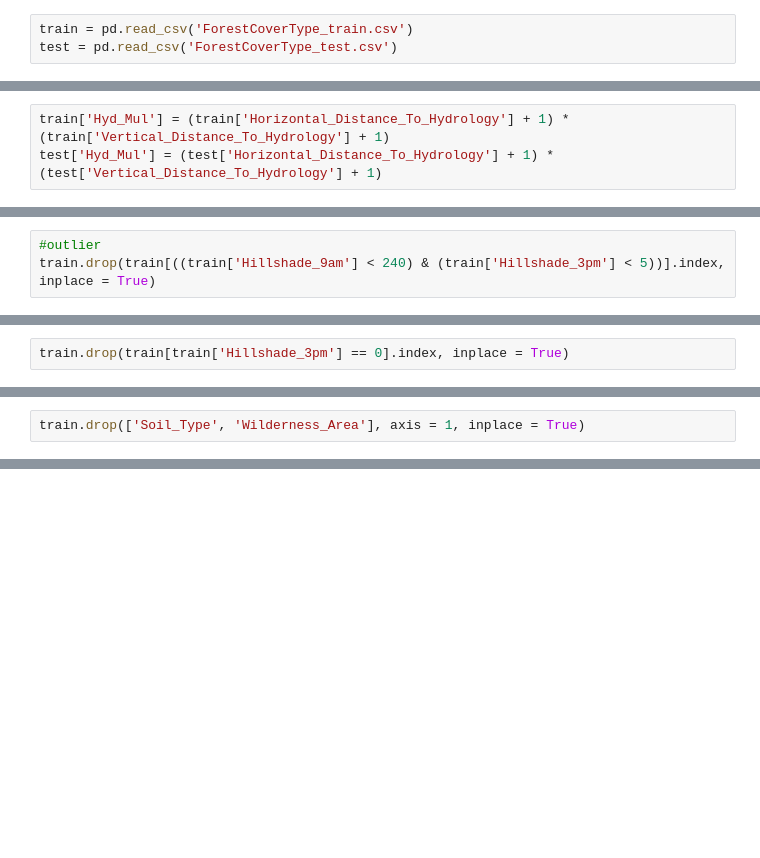
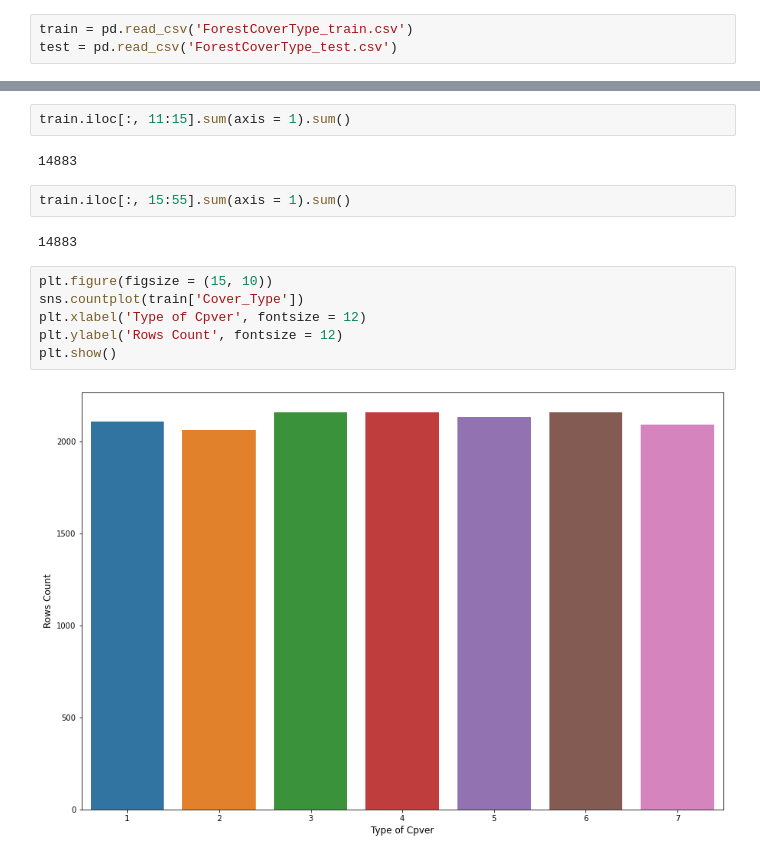
Before and after one commit to lcy8417/Kaggle_ForestCoverType, a Jupyter notebook: ForestCoverType_project.ipynb, the cells around one changed output, grey strips where cells are left out. Saved outputs shown, nothing was run; the diff lists cells and outputs as text; blank space fills up the shorter version.

```diff
--- a/ForestCoverType_project.ipynb
+++ b/ForestCoverType_project.ipynb
@@ -139,3 +26,0 @@ sns.scatterplot(x = 'Horizontal_Distance_To_Hydrology', y = 'Vertical_Distance_T
-# %%
-train['Hyd_Mul'] = (train['Horizontal_Distance_To_Hydrology'] + 1) * (train['Vertical_Distance_To_Hydrology'] + 1)
-test['Hyd_Mul'] = (test['Horizontal_Distance_To_Hydrology'] + 1) * (test['Vertical_Distance_To_Hydrology'] + 1)
@@ -154,3 +26,0 @@ sns.scatterplot(x = 'Hillshade_3pm', y = 'Hillshade_9am', data = train)
-# %%
-#outlier
-train.drop(train[((train['Hillshade_9am'] < 240) & (train['Hillshade_3pm'] < 5))].index, inplace = True)
@@ -177,2 +26,0 @@ sns.scatterplot(x = 'Hillshade_3pm', y = 'Hillshade_Noon', data = train)
-# %%
-train.drop(train[train['Hillshade_3pm'] == 0].index, inplace = True)
@@ -225,2 +26,0 @@ for df in data:
-# %%
-train.drop(['Soil_Type', 'Wilderness_Area'], axis = 1, inplace = True)
@@ -331,0 +109,16 @@ data.to_csv('ForestCoverType2.csv', index = False)
+# %%
+train.iloc[:, 11:15].sum(axis = 1).sum()
+# %% [output]
+14883
+# %%
+train.iloc[:, 15:55].sum(axis = 1).sum()
+# %% [output]
+14883
+# %%
+plt.figure(figsize = (15, 10))
+sns.countplot(train['Cover_Type'])
+plt.xlabel('Type of Cpver', fontsize = 12)
+plt.ylabel('Rows Count', fontsize = 12)
+plt.show()
+# %% [output]
+[figure, added]
```
Also changed, not shown: parts of 76 cells of this notebook.
